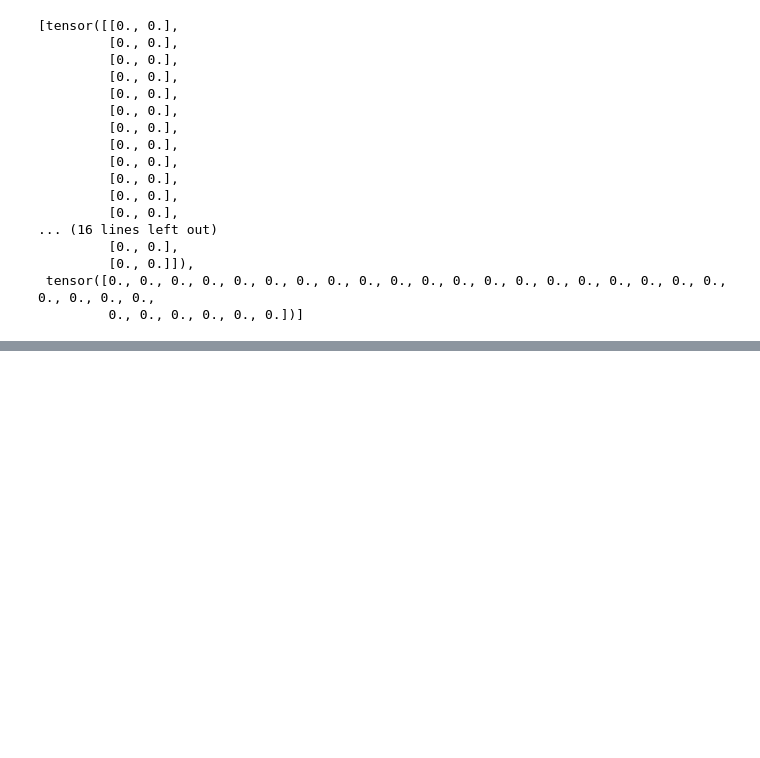
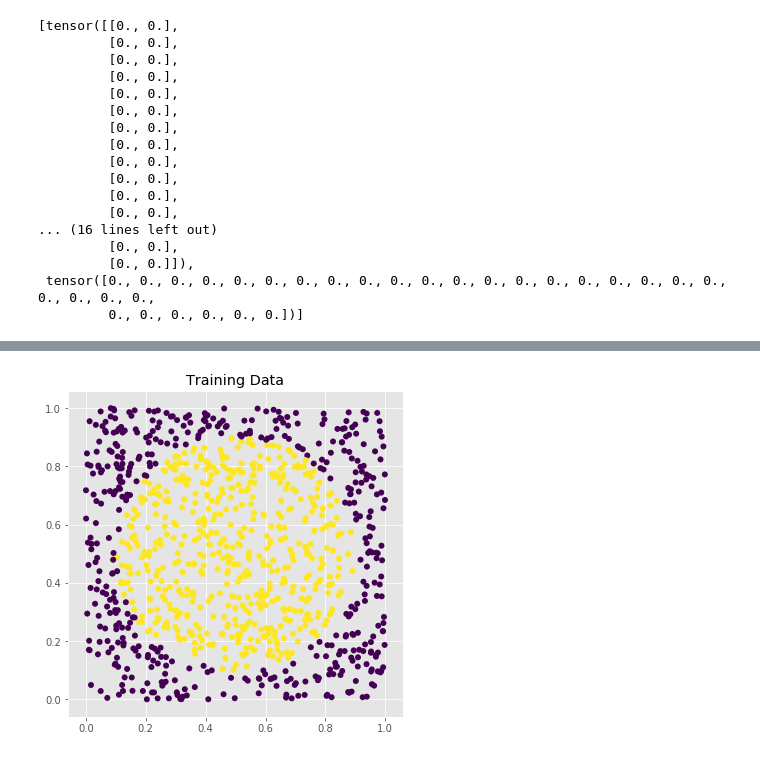
Before and after one commit to Davit98/Mini-Deep-Learning-Framework, a Jupyter notebook: Mini DL Framework.ipynb, the cells around one changed output, grey strips where cells are left out. Cells and saved outputs as stored; diff of their text form; code cells hidden in the pictures; blank space fills up the shorter version.

```diff
--- a/Mini DL Framework.ipynb
+++ b/Mini DL Framework.ipynb
@@ -180,0 +311,16 @@ class Tanh(Module):
+# %%
+Y = torch.zeros(train_size+test_size)
+# %%
+for index,each in enumerate(X):
+    if (each[0] - 0.5)**2 + (each[1] - 0.5)**2 <= 1/(2*math.pi):
+        Y[index] = 1
+# %%
+Y_train = Y[:1000]
+Y_test = Y[1000:]
+# %%
+plt.figure(figsize=(6,6))
+plt.scatter(X_train[:,0],X_train[:,1],c=Y_train, edgecolors='none')
+plt.title('Training Data')
+plt.show()
+# %% [output]
+[figure, added]
```
Also changed, not shown: parts of 22 cells of this notebook.
